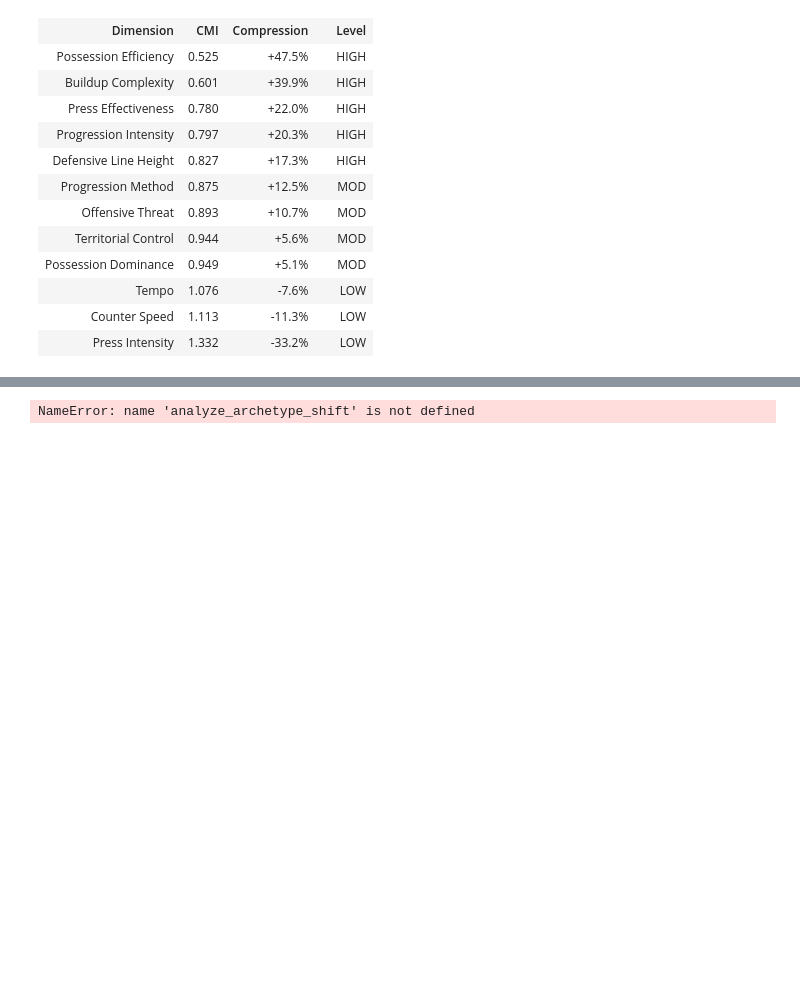
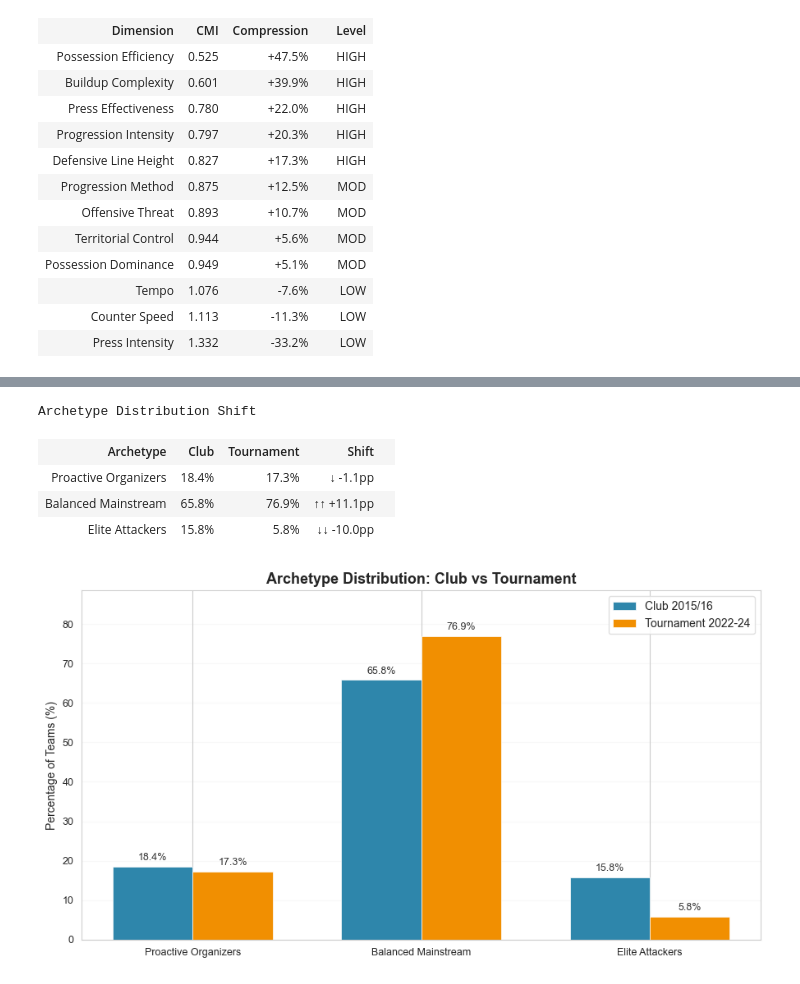
Before and after one commit to soh364/soccer-analytics-capstone-XOh, a Jupyter notebook: eda/EDA_Soomi.ipynb, the cells around one changed output, grey strips where cells are left out. Cells and saved outputs as stored; diff of their text form; code cells hidden in the pictures; blank space fills up the shorter version.

```diff
--- a/eda/EDA_Soomi.ipynb
+++ b/eda/EDA_Soomi.ipynb
@@ -492,15 +517,20 @@ resist simplification outperform — or does pragmatic adaptation win?
 # %%
-shift_df = analyze_archetype_shift(men_club_pd, men_tournament_pd, archetype_names)
+shift_df = analyze_archetype_shift(recent_club_pd, men_tournament_pd, archetype_names)
 
 # Table
 print_archetype_shift_table(shift_df)
 
 # Chart
 fig, ax = plot_archetype_shift(shift_df)
 plt.savefig('archetype_distribution_shift.png', dpi=150, bbox_inches='tight')
 plt.show()
 # %% [output]
-NameError: name 'analyze_archetype_shift' is not defined
+Archetype Distribution Shift
+| Archetype | Club | Tournament | Shift |  |
+| Proactive Organizers | 18.4% | 17.3% | ↓ -1.1pp |  |
+| Balanced Mainstream | 65.8% | 76.9% | ↑↑ +11.1pp |  |
+| Elite Attackers | 15.8% | 5.8% | ↓↓ -10.0pp |  |
+[figure, added]
 # %% [markdown]
 ## The Archetype Shift
 
```
Also changed, not shown: parts of 21 cells of this notebook, 4 other files.
